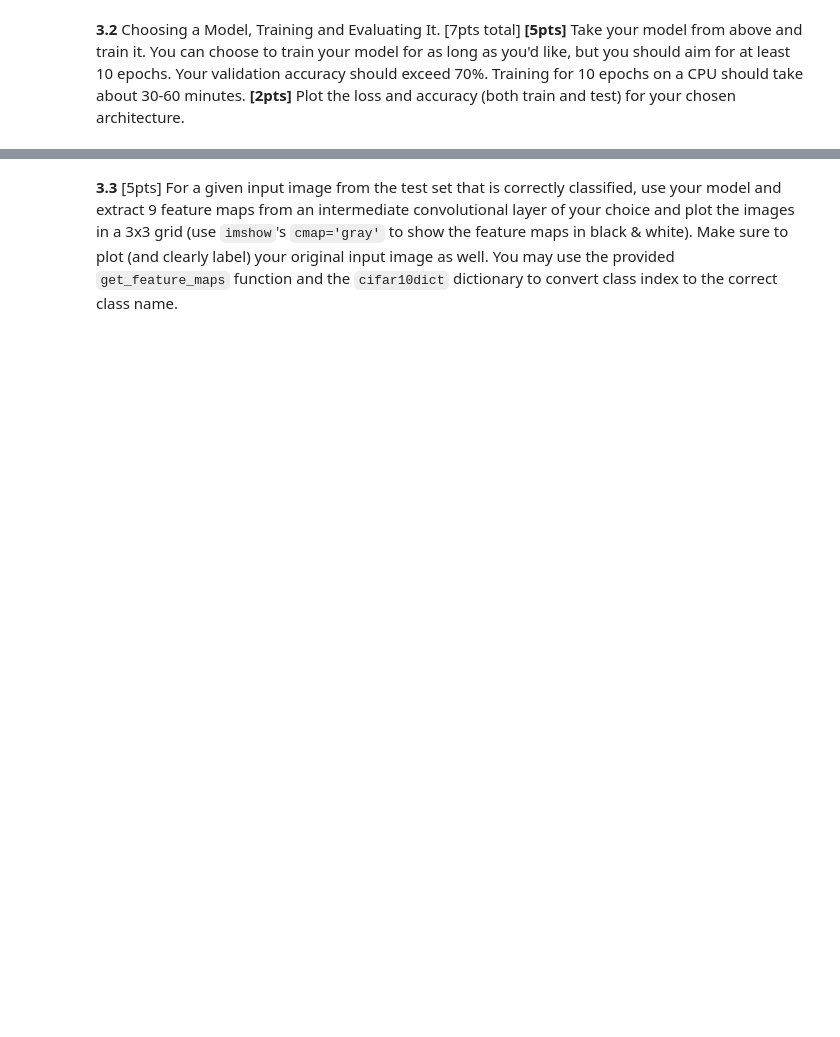
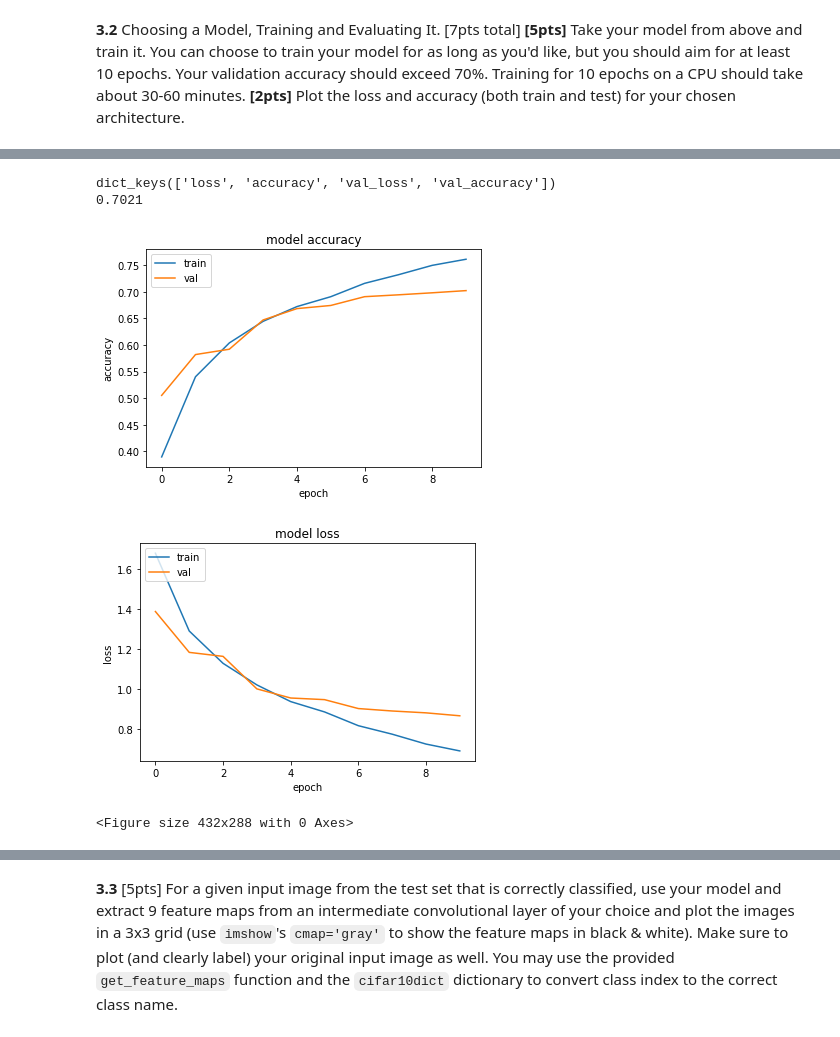
Before and after one commit to UnskilledWorker/2020-CS109B, a Jupyter notebook: content/homeworks/hw04/notebook/cs109b_hw4.ipynb, the cells around one changed output, grey strips where cells are left out. Drawn from its saved outputs; the diff is of its cells as text; code cells hidden in the pictures; blank space fills up the shorter version.

```diff
--- a/content/homeworks/hw04/notebook/cs109b_hw4.ipynb
+++ b/content/homeworks/hw04/notebook/cs109b_hw4.ipynb
@@ -865,0 +1016,12 @@ The formula indicates that the relationship between the K_i ("number of filters
+# %%
+%%time
+
+# Fit the model
+verbose, epochs , batch_size = 1, 10, 128# try a different num epochs and batch size : double the epochs
+history = mnist_cnn_model6.fit(train_images, train_labels,
+                              epochs=epochs,
+                              batch_size=batch_size,
+                              verbose=verbose,
+                              validation_split=0.2,
+                              # validation_data=(X_val, y_val) # IF you have val data
+                              shuffle=True)
@@ -865,0 +1046,27 @@ The formula indicates that the relationship between the K_i ("number of filters
+# %%
+# #plot training accuracy/loss
+print(history.history.keys())
+print(history.history['val_accuracy'][-1])
+plt.plot(history.history['accuracy'])
+plt.plot(history.history['val_accuracy'])
+plt.title('model accuracy')
+plt.ylabel('accuracy')
+plt.xlabel('epoch')
+plt.legend(['train', 'val'], loc='upper left')
+plt.show()
+# summarize history for loss
+plt.plot(history.history['loss'])
+plt.plot(history.history['val_loss'])
+plt.title('model loss')
+plt.ylabel('loss')
+plt.xlabel('epoch')
+plt.legend(['train', 'val'], loc='upper left')
+plt.show()
+#Save image
+plt.savefig('../images/model performance.png')
+# %% [output]
+dict_keys(['loss', 'accuracy', 'val_loss', 'val_accuracy'])
+0.7021
+[figure, added]
+[figure, added]
+<Figure size 432x288 with 0 Axes>
```
Also changed, not shown: parts of 78 cells of this notebook.
